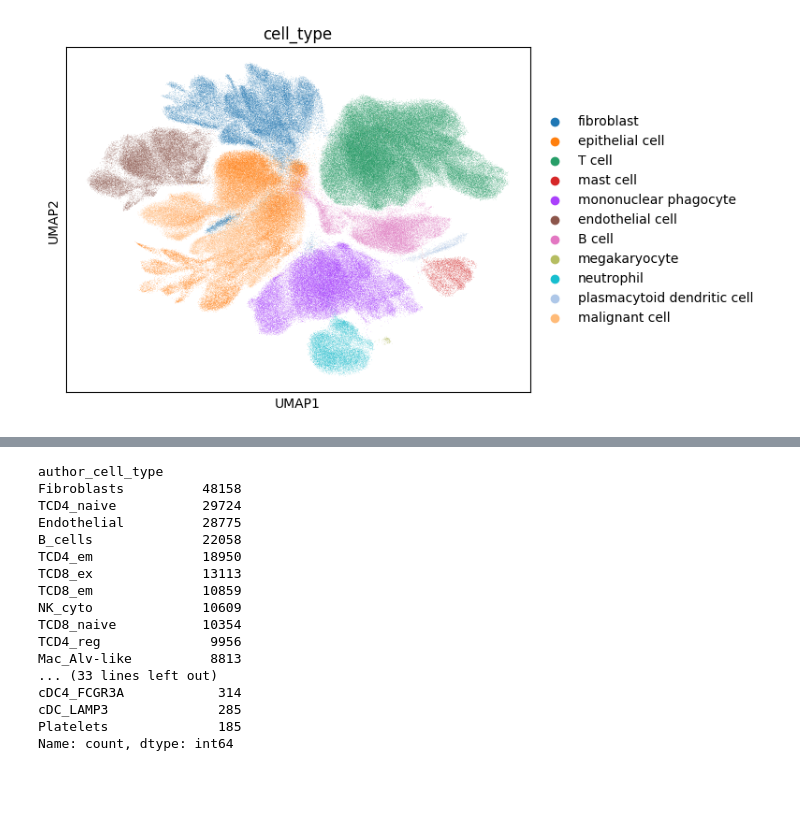
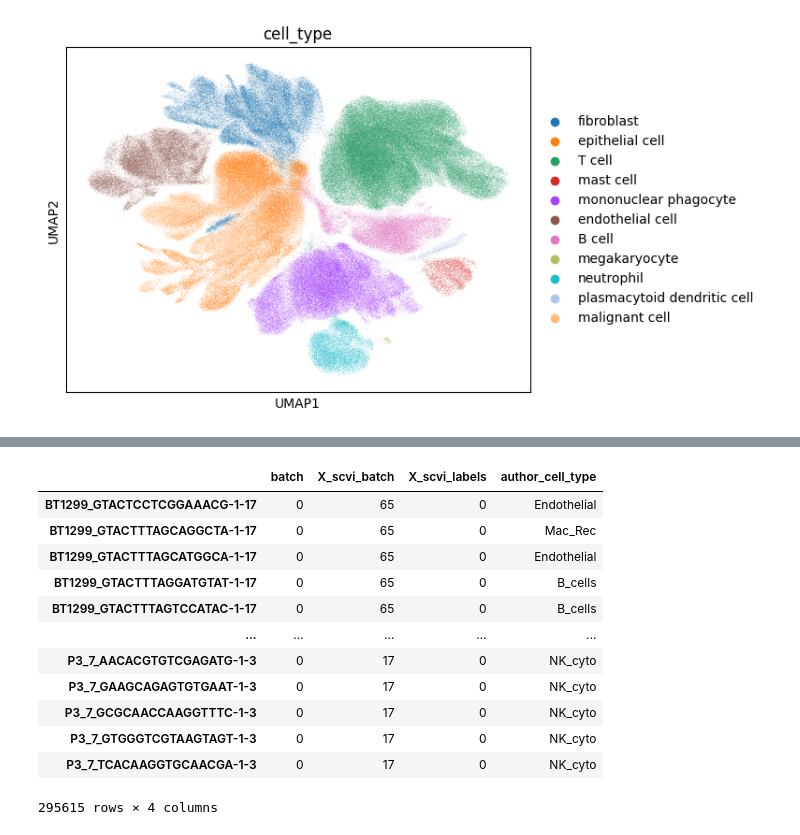
Before and after one commit to sysbiolab/hexcore-project, a Jupyter notebook: notebooks/eda_mariana.ipynb, the cells around one changed output, grey strips where cells are left out. Saved outputs shown, nothing was run; the diff lists cells and outputs as text; code cells hidden in the pictures; blank space fills up the shorter version.

```diff
--- a/notebooks/eda_mariana.ipynb
+++ b/notebooks/eda_mariana.ipynb
@@ -114,21 +81,17 @@ sc.pl.umap(subsetadata, color="author_cell_type")
 # %%
-subsetadata.obs['author_cell_type'].value_counts()
+subsetadata.obs[['batch', 'X_scvi_batch', 'X_scvi_labels', 'author_cell_type']]
 # %% [output]
 [interactive output not drawn]
+|  | batch | X_scvi_batch | X_scvi_labels | author_cell_type |
+| BT1299_GTACTCCTCGGAAACG-1-17 | 0 | 65 | 0 | Endothelial |
+| BT1299_GTACTTTAGCAGGCTA-1-17 | 0 | 65 | 0 | Mac_Rec |
+| BT1299_GTACTTTAGCATGGCA-1-17 | 0 | 65 | 0 | Endothelial |
+| BT1299_GTACTTTAGGATGTAT-1-17 | 0 | 65 | 0 | B_cells |
+| BT1299_GTACTTTAGTCCATAC-1-17 | 0 | 65 | 0 | B_cells |
+| ... | ... | ... | ... | ... |
+| P3_7_AACACGTGTCGAGATG-1-3 | 0 | 17 | 0 | NK_cyto |
+| P3_7_GAAGCAGAGTGTGAAT-1-3 | 0 | 17 | 0 | NK_cyto |
+| P3_7_GCGCAACCAAGGTTTC-1-3 | 0 | 17 | 0 | NK_cyto |
+| P3_7_GTGGGTCGTAAGTAGT-1-3 | 0 | 17 | 0 | NK_cyto |
+| P3_7_TCACAAGGTGCAACGA-1-3 | 0 | 17 | 0 | NK_cyto |
-author_cell_type
-Fibroblasts          48158
-TCD4_naive           29724
-Endothelial          28775
-B_cells              22058
-TCD4_em              18950
-TCD8_ex              13113
-TCD8_em              10859
-NK_cyto              10609
-TCD8_naive           10354
-TCD4_reg              9956
-Mac_Alv-like          8813
-... (33 lines left out)
-cDC4_FCGR3A            314
-cDC_LAMP3              285
-Platelets              185
-Name: count, dtype: int64
+295615 rows × 4 columns
```
Also changed, not shown: parts of 14 cells of this notebook, 2 other files.
